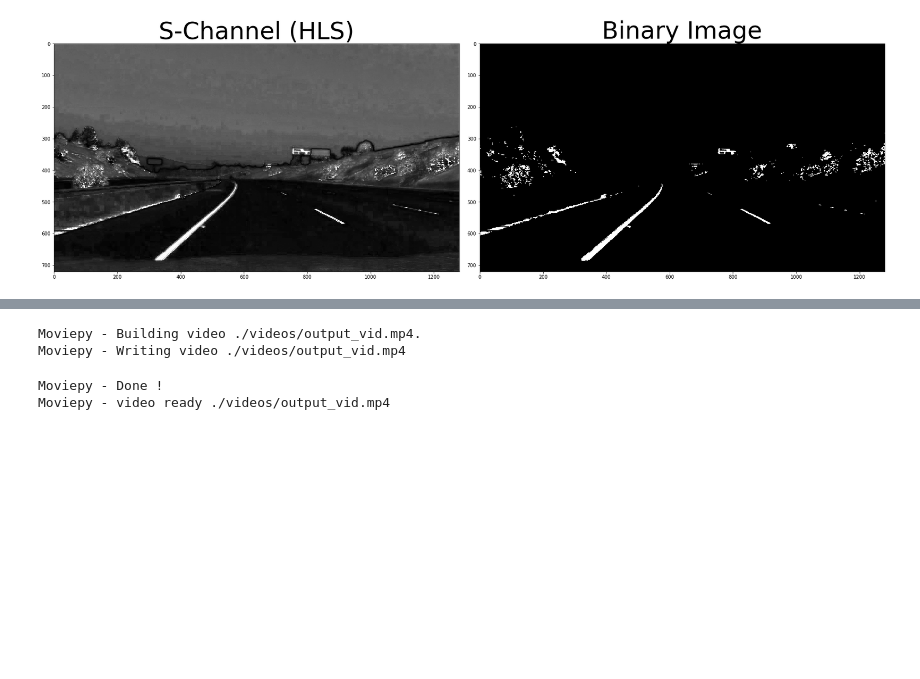
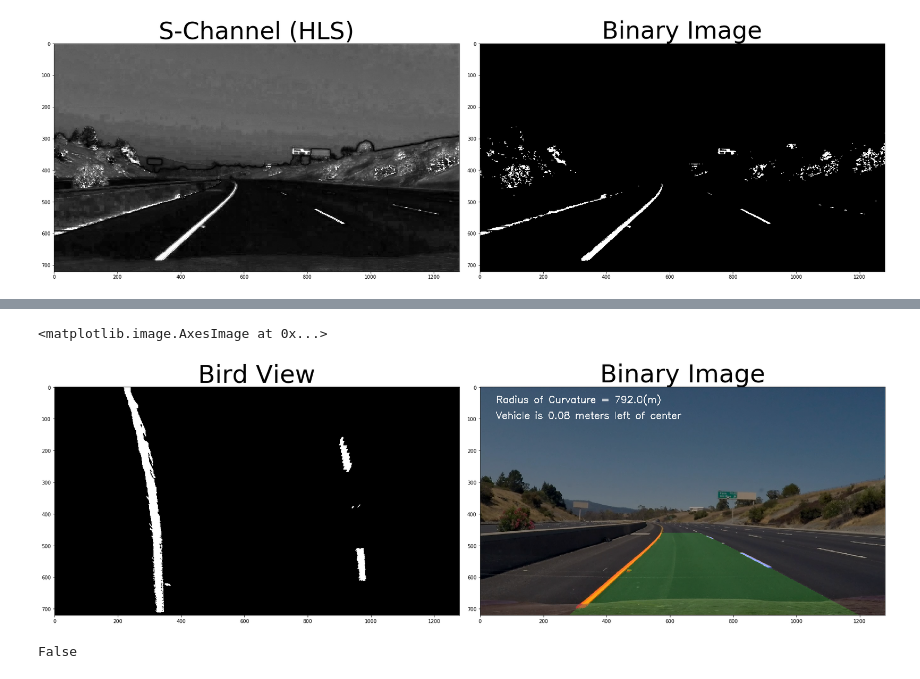
Before and after one commit to aldajo92/Udacity_SDC_Advanced_Lane_Lines, a Jupyter notebook: final_implementation.ipynb, the cells around one changed output, grey strips where cells are left out. Cells and saved outputs as stored; diff of their text form; code cells hidden in the pictures; blank space fills up the shorter version.

```diff
--- a/final_implementation.ipynb
+++ b/final_implementation.ipynb
@@ -146,7 +147,15 @@ plt.subplots_adjust(left=0., right=1, top=2, bottom=0.)
-# %%
-script.main()
-# %% [output]
-Moviepy - Building video ./videos/output_vid.mp4.
-Moviepy - Writing video ./videos/output_vid.mp4
-Moviepy - Done !
-Moviepy - video ready ./videos/output_vid.mp4
+# %%
+# Test Pipeline_binary
+result = laneProcessing.process_image(img)
+
+f, (ax1, ax2) = plt.subplots(1, 2, figsize=(24, 9))
+f.tight_layout()
+
+ax1.set_title('Bird View', fontsize=50)
+ax2.set_title('Binary Image', fontsize=50)
+
+ax1.imshow(bird_view, cmap='gray')
+ax2.imshow(result)
+# %% [output]
+<matplotlib.image.AxesImage at 0x...>
+[figure, added]
@@ -154,0 +168,4 @@ Moviepy - video ready ./videos/output_vid.mp4
+# %%
+(np.empty(2) == np.empty(1))[0]
+# %% [output]
+False
```
Also changed, not shown: parts of 5 cells of this notebook, 3 other files.
